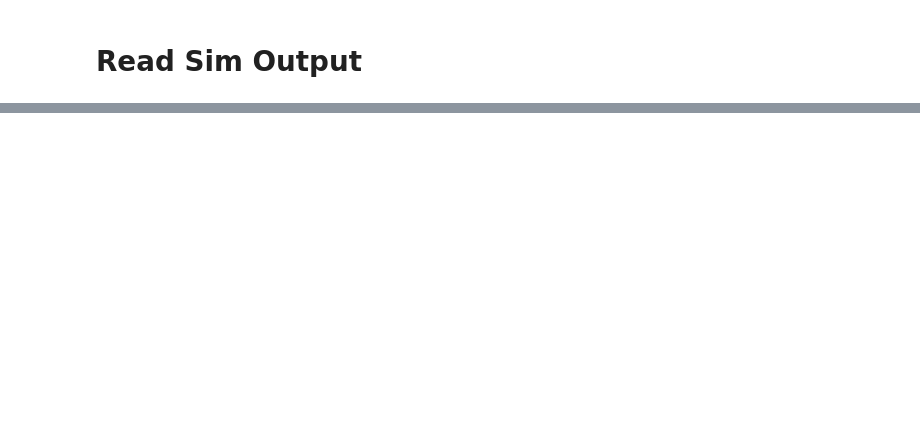
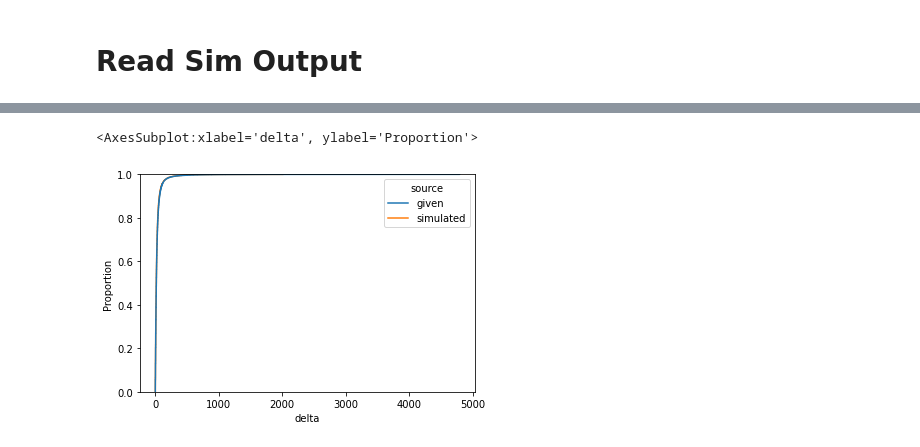
Before and after one commit to reed000/msba_schain_22, a Jupyter notebook: post_process.ipynb, the cells around one changed output, grey strips where cells are left out. Cells and saved outputs as stored; diff of their text form; code cells hidden in the pictures; blank space fills up the shorter version.

```diff
--- a/post_process.ipynb
+++ b/post_process.ipynb
@@ -234,0 +160,7 @@ The optimal input is
+# %%
+new_deliv = '/work/output/gen_orders_05_04-22_42.csv'
+df2 = pd.read_csv(new_deliv)
+df2=df2.rename(columns={'Unnamed: 0':'time'})
+df2['delta'] = df2.time.diff()
+# %%
+ts = pd.read_csv('/work/strategies/final-project-2022m4_orders.csv')
@@ -234,0 +183,18 @@ The optimal input is
+# %%
+compare = pd.DataFrame(
+    data={
+        'delta':ts.OrderTimeInSec.diff(),
+        'P1':ts.QtyShirt,
+        'P2':ts.QtyHoodie,
+        'P3':ts.QtySweatpants,
+        'P4':ts.QtySneakers,
+    }
+)
+compare['source'] = 'given'
+
+compare2 = pd.DataFrame(
+    data=df2
+)
+compare2['source'] = 'simulated'
+
+compare=compare.append(compare2).reset_index()
@@ -234,0 +217,5 @@ The optimal input is
+# %%
+sns.ecdfplot(data=compare,x='delta',hue='source')
+# %% [output]
+<AxesSubplot:xlabel='delta', ylabel='Proportion'>
+[figure, added]
```
Also changed, not shown: parts of 16 cells of this notebook, 28 other files.
